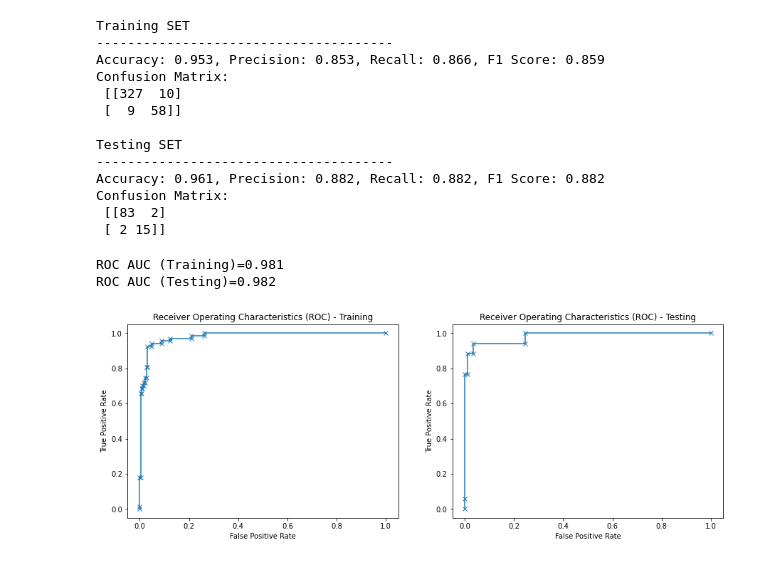
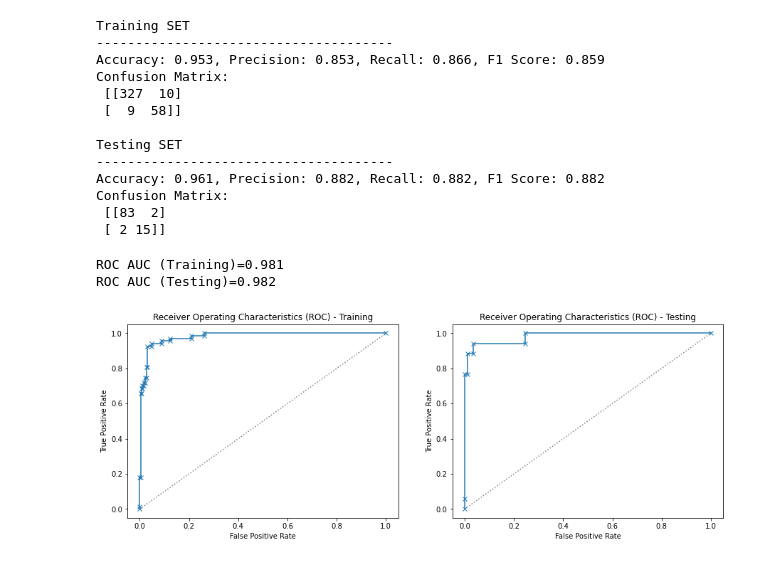
Before and after one commit to mahtabhossain/comp1804-linear-regression, a Jupyter notebook: logistic_regression.ipynb, the cells around one changed output. Saved outputs shown, nothing was run; the diff lists cells and outputs as text; code cells hidden in the pictures.

```diff
--- a/logistic_regression.ipynb
+++ b/logistic_regression.ipynb
@@ -134,32 +135,34 @@ from sklearn.metrics import roc_curve
 from sklearn.metrics import roc_auc_score
 
 # predict probabilities
 lr_probs_train = grid.predict_proba(X_train)
 lr_probs_test = grid.predict_proba(X_test)
 # keep probabilities for the positive outcome only
 lr_probs_train = lr_probs_train[:, 1]
 lr_probs_test = lr_probs_test[:, 1]
 
 print('ROC AUC (Training)={:.3f}'.format(roc_auc_score(y_train, lr_probs_train)))
 print('ROC AUC (Testing)={:.3f}'.format(roc_auc_score(y_test, lr_probs_test)))
 
 lr_fpr_train, lr_tpr_train, _ = roc_curve(y_train, lr_probs_train)
 lr_fpr_test, lr_tpr_test, _ = roc_curve(y_test, lr_probs_test)
 
 # plot the roc curve for the model
 _ = plt.figure(figsize=(15, 5))
-ax1 = plt.subplot(121)
+ax1 =plt.subplot(121)
 _ = ax1.plot(lr_fpr_train, lr_tpr_train, marker='x')
+_ = ax1.plot([0,1], [0, 1], 'gray', linestyle=':', marker='')
 _ = ax1.set_title('Receiver Operating Characteristics (ROC) - Training')
 _ = ax1.set_xlabel('False Positive Rate')
 _ = ax1.set_ylabel('True Positive Rate')
 
 ax2 = plt.subplot(122)
 _ = ax2.plot(lr_fpr_test, lr_tpr_test, marker='x')
+_ = ax2.plot([0,1], [0, 1], 'gray', linestyle=':', marker='')
 _ = ax2.set_title('Receiver Operating Characteristics (ROC) - Testing')
 _ = ax2.set_xlabel('False Positive Rate')
 _ = ax2.set_ylabel('True Positive Rate')
 # %% [output]
 ROC AUC (Training)=0.981
 ROC AUC (Testing)=0.982
-[figure, old version]
+[figure, new version]
```
Also changed, not shown: parts of 8 cells of this notebook, 2 other files.
